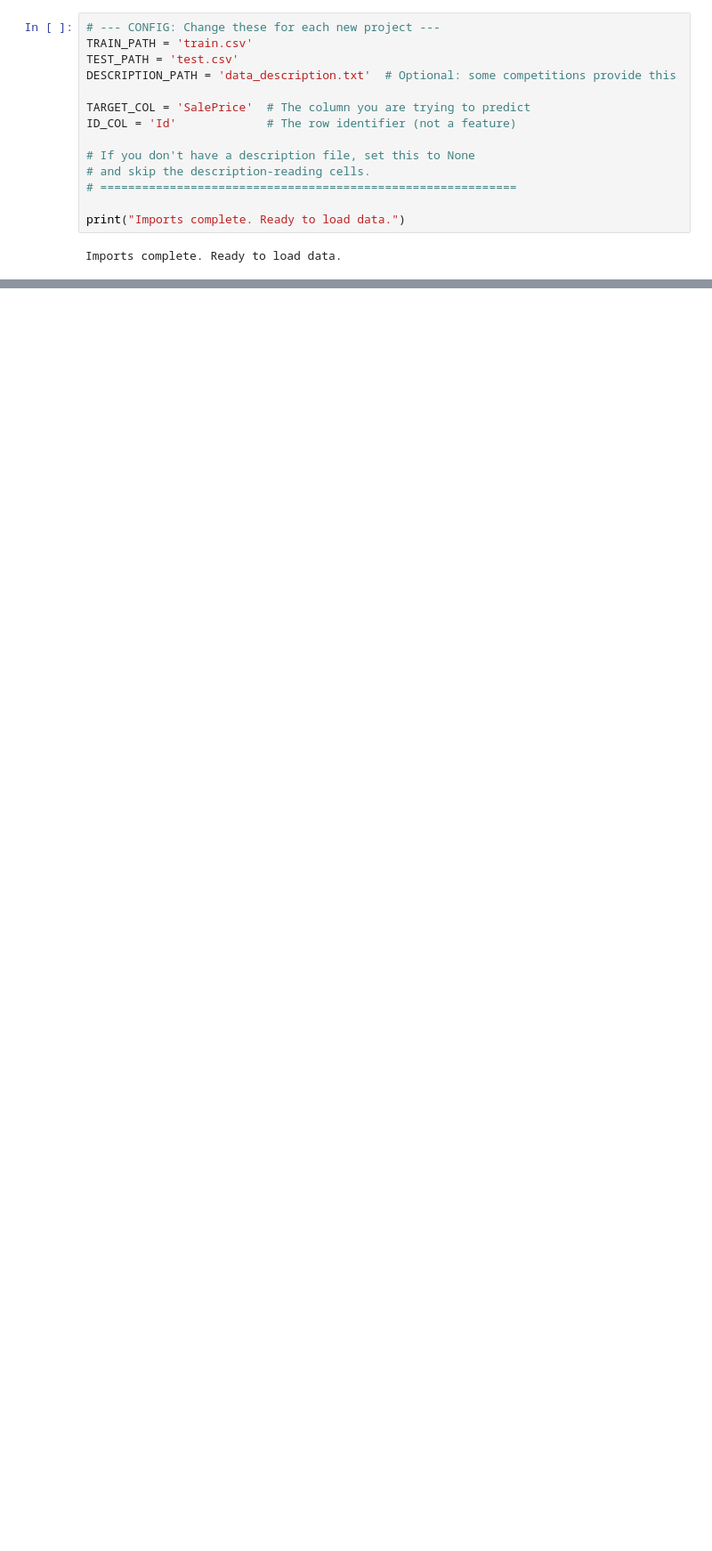
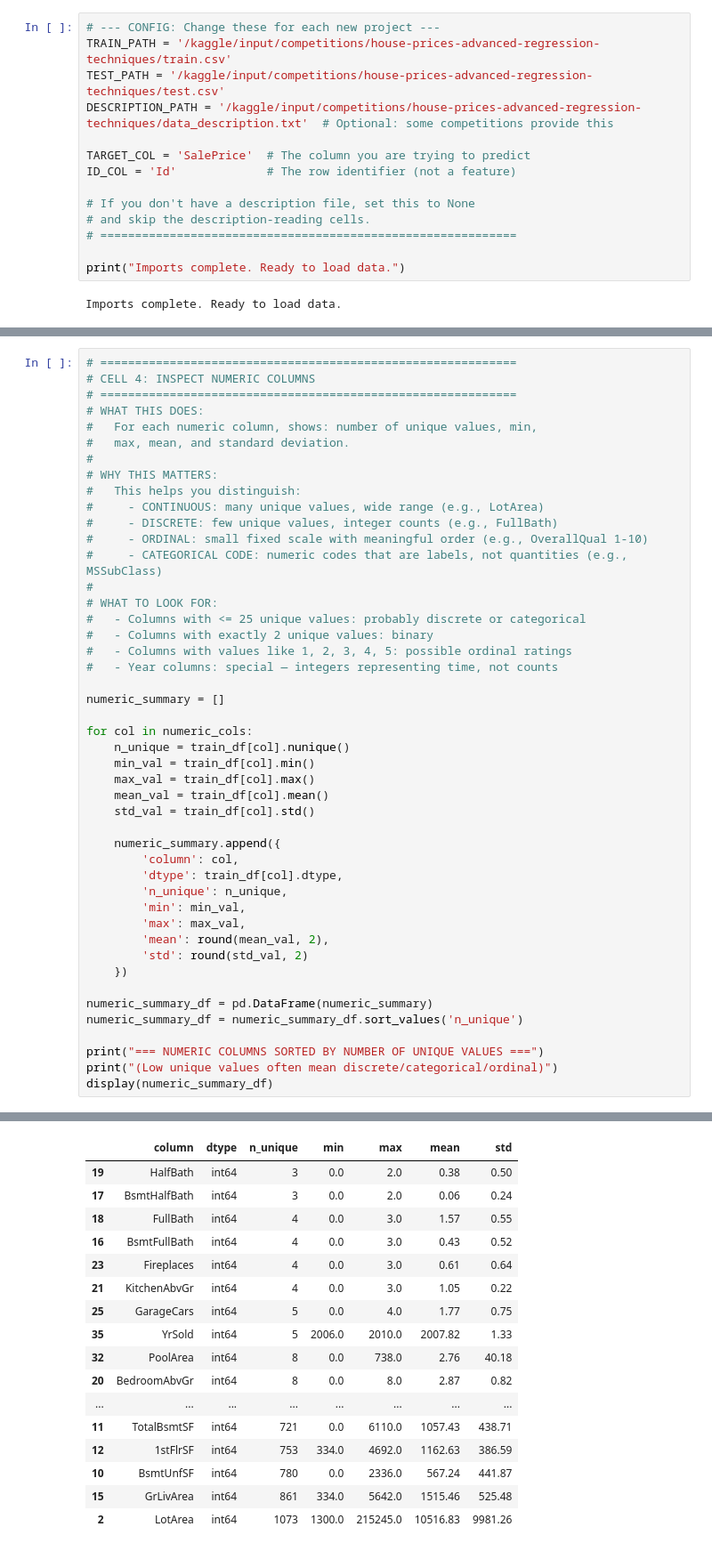
Before and after one commit to scottmccarrison/kaggle, a Jupyter notebook: house-prices-advanced-regression/house-prices-advanced-regression2.ipynb, the cells around one changed output, grey strips where cells are left out. Shown at 89% size. Cells and saved outputs as stored; diff of their text form; blank space fills up the shorter version.

Commit message:
Kaggle Notebook | house-prices-advanced-regression2 | Version 1

```diff
--- a/house-prices-advanced-regression/house-prices-advanced-regression2.ipynb
+++ b/house-prices-advanced-regression/house-prices-advanced-regression2.ipynb
@@ -27,9 +26,9 @@ Imports complete. Ready to load data.
 /kaggle/input/competitions/house-prices-advanced-regression-techniques/test.csv
 # %%
 # --- CONFIG: Change these for each new project ---
-TRAIN_PATH = 'train.csv'
-TEST_PATH = 'test.csv'
-DESCRIPTION_PATH = 'data_description.txt'  # Optional: some competitions provide this
+TRAIN_PATH = '/kaggle/input/competitions/house-prices-advanced-regression-techniques/train.csv'
+TEST_PATH = '/kaggle/input/competitions/house-prices-advanced-regression-techniques/test.csv'
+DESCRIPTION_PATH = '/kaggle/input/competitions/house-prices-advanced-regression-techniques/data_description.txt'  # Optional: some competitions provide this
 
 TARGET_COL = 'SalePrice'  # The column you are trying to predict
 ID_COL = 'Id'             # The row identifier (not a feature)
@@ -77,0 +219,47 @@ train_df.info()
+# %%
+# ============================================================
+# CELL 4: INSPECT NUMERIC COLUMNS
+# ============================================================
+# WHAT THIS DOES:
+#   For each numeric column, shows: number of unique values, min,
+#   max, mean, and standard deviation.
+#
+# WHY THIS MATTERS:
+#   This helps you distinguish:
+#     - CONTINUOUS: many unique values, wide range (e.g., LotArea)
+#     - DISCRETE: few unique values, integer counts (e.g., FullBath)
+#     - ORDINAL: small fixed scale with meaningful order (e.g., OverallQual 1-10)
+#     - CATEGORICAL CODE: numeric codes that are labels, not quantities (e.g., MSSubClass)
+#
+# WHAT TO LOOK FOR:
+#   - Columns with <= 25 unique values: probably discrete or categorical
+#   - Columns with exactly 2 unique values: binary
+#   - Columns with values like 1, 2, 3, 4, 5: possible ordinal ratings
+#   - Year columns: special — integers representing time, not counts
+
+numeric_summary = []
+
+for col in numeric_cols:
+    n_unique = train_df[col].nunique()
+    min_val = train_df[col].min()
+    max_val = train_df[col].max()
+    mean_val = train_df[col].mean()
+    std_val = train_df[col].std()
+
+    numeric_summary.append({
+        'column': col,
+        'dtype': train_df[col].dtype,
+        'n_unique': n_unique,
+        'min': min_val,
+        'max': max_val,
+        'mean': round(mean_val, 2),
+        'std': round(std_val, 2)
+    })
+
+numeric_summary_df = pd.DataFrame(numeric_summary)
+numeric_summary_df = numeric_summary_df.sort_values('n_unique')
+
+print("=== NUMERIC COLUMNS SORTED BY NUMBER OF UNIQUE VALUES ===")
+print("(Low unique values often mean discrete/categorical/ordinal)")
+display(numeric_summary_df)
+# %% [output]
@@ -77,0 +268,17 @@ train_df.info()
+|  | column | dtype | n_unique | min | max | mean | std |
+| 19 | HalfBath | int64 | 3 | 0.0 | 2.0 | 0.38 | 0.50 |
+| 17 | BsmtHalfBath | int64 | 3 | 0.0 | 2.0 | 0.06 | 0.24 |
+| 18 | FullBath | int64 | 4 | 0.0 | 3.0 | 1.57 | 0.55 |
+| 16 | BsmtFullBath | int64 | 4 | 0.0 | 3.0 | 0.43 | 0.52 |
+| 23 | Fireplaces | int64 | 4 | 0.0 | 3.0 | 0.61 | 0.64 |
+| 21 | KitchenAbvGr | int64 | 4 | 0.0 | 3.0 | 1.05 | 0.22 |
+| 25 | GarageCars | int64 | 5 | 0.0 | 4.0 | 1.77 | 0.75 |
+| 35 | YrSold | int64 | 5 | 2006.0 | 2010.0 | 2007.82 | 1.33 |
+| 32 | PoolArea | int64 | 8 | 0.0 | 738.0 | 2.76 | 40.18 |
+| 20 | BedroomAbvGr | int64 | 8 | 0.0 | 8.0 | 2.87 | 0.82 |
+| ... | ... | ... | ... | ... | ... | ... | ... |
+| 11 | TotalBsmtSF | int64 | 721 | 0.0 | 6110.0 | 1057.43 | 438.71 |
+| 12 | 1stFlrSF | int64 | 753 | 334.0 | 4692.0 | 1162.63 | 386.59 |
+| 10 | BsmtUnfSF | int64 | 780 | 0.0 | 2336.0 | 567.24 | 441.87 |
+| 15 | GrLivArea | int64 | 861 | 334.0 | 5642.0 | 1515.46 | 525.48 |
+| 2 | LotArea | int64 | 1073 | 1300.0 | 215245.0 | 10516.83 | 9981.26 |
```
Also changed, not shown: parts of 7 cells of this notebook.
